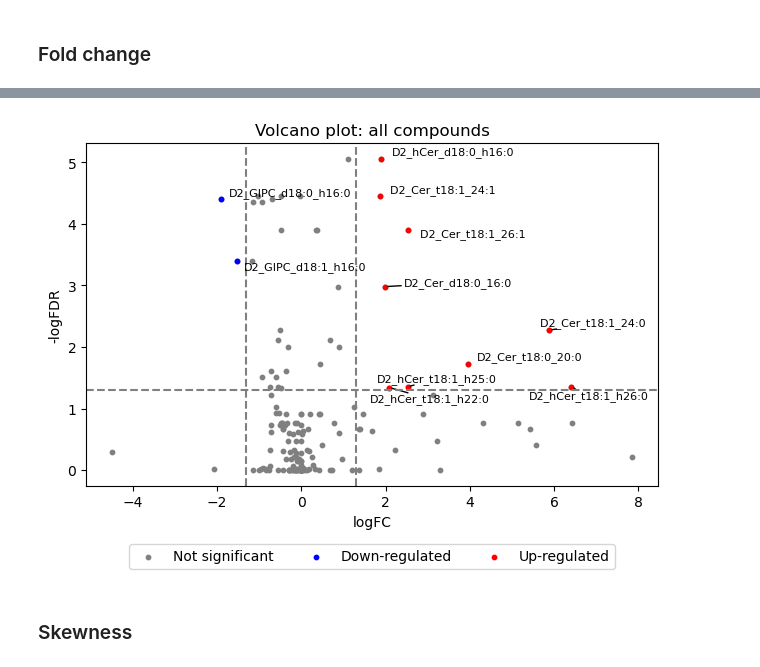
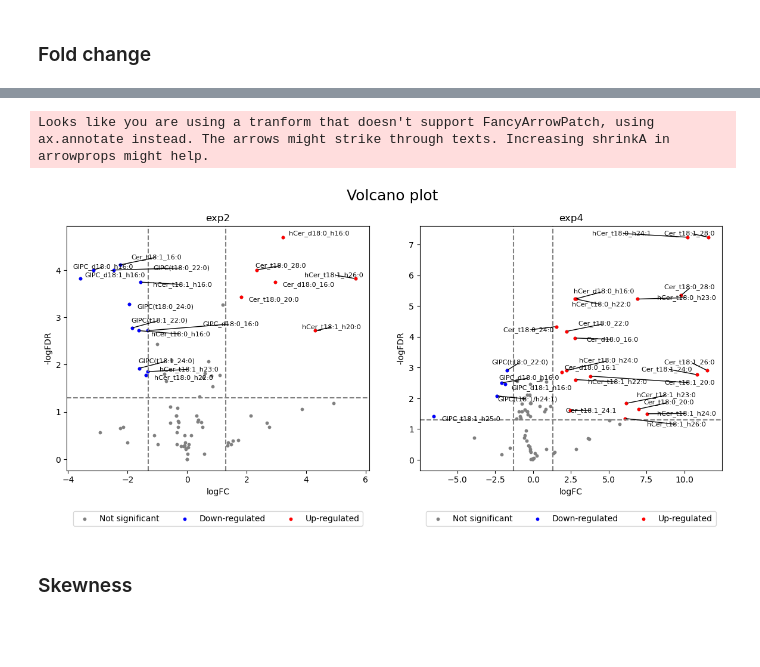
Before and after one commit to janniswi00/sphingo_modelling, a Jupyter notebook: code/analysis.ipynb, the cells around one changed output, grey strips where cells are left out. Cells and saved outputs as stored; diff of their text form; code cells hidden in the pictures; blank space fills up the shorter version.

Commit message:
foldchange for added values, volcano plots for exp2 and exp4

```diff
--- a/code/analysis.ipynb
+++ b/code/analysis.ipynb
@@ -275,8 +277,8 @@ axs[1, 1].axvline(0.95, linestyle="--", color="red")
 ### Fold change
 # %%
 ## fold change between 22deg and 37deg
-df["log2_fc"] = df["mean_37deg"] - df["mean_22deg"] # -> FC = 1 means under heat stress compound is twice as high
-df["log2_fc_l"] = df["mean_37deg_l"] - df["mean_22deg_l"]
+df["log2_fc_exp2"] = df["mean_sum_exp2_37deg"] - df["mean_sum_exp2_22deg"] # -> FC = 1 means under heat stress compound is twice as high
+df["log2_fc_exp4"] = df["mean_sum_exp4_37deg"] - df["mean_sum_exp4_22deg"]
 df
 # %% [output]
 |  | compound | exp2_22deg_1 | exp2_22deg_2 | exp2_22deg_3 | exp2_22deg_4 | exp2_37deg_1 | exp2_37deg_2 | ... |
@@ -295,43 +297,52 @@ df
 # %%
-# combine labeled and unlabeled compounds in one df
-fc_df = pd.concat([df["log2_fc"], df["log2_fc_l"]])
-p_df = pd.concat([df["p_val_adj"], df["p_val_l_adj"]])
-compounds_all = list(df["compound"].values) + list("D2_" + df["compound"].values)
-df_volcano = pd.concat([ fc_df, p_df], axis=1)
-df_volcano.columns = ["log2_fc", "p_val_adj"]
-df_volcano["compounds"] = compounds_all
-
 size = 10
-plt.scatter(x=df_volcano["log2_fc"], y=df_volcano["p_val_adj"].apply(lambda x:-np.log10(x)), s=size, label="Not significant", color="grey")
-
-# highlight down- or up- regulated metabolites
 signif = 0.05
 level = -np.log10(signif)
-down = df_volcano[(df_volcano["log2_fc"] <= level * -1) & (df_volcano["p_val_adj"] <= signif)]
-up = df_volcano[(df_volcano["log2_fc"] >= level) & (df_volcano["p_val_adj"] <= signif)]
-plt.scatter(x=down["log2_fc"], y=down["p_val_adj"].apply(lambda x:-np.log10(x)), s=size, label="Down-regulated", color="blue")
-plt.scatter(x=up["log2_fc"], y=up["p_val_adj"].apply(lambda x:-np.log10(x)), s=size, label="Up-regulated", color="red")
 
-# add texts
-texts=[]
-for i,r in up.iterrows():
-    texts.append(plt.text(x=r['log2_fc'],y=-np.log10(r['p_val_adj']),s=r["compounds"], fontsize=8))
+fig, axs = plt.subplots(1, 2, figsize=(12,6))
 
-for i,r in down.iterrows():
-    texts.append(plt.text(x=r['log2_fc'],y=-np.log10(r['p_val_adj']),s=r["compounds"], fontsize=8))
+for i, exp in enumerate(["exp2", "exp4"]):
+    df_volcano = df[["compound", f"log2_fc_{exp}", f"p_val_{exp}_adj"]]
+    df_volcano.columns = ["compounds", "log2_fc", "p_val_adj"]
 
-adjust_text(texts,arrowprops=dict(arrowstyle="-", color='black', lw=1))
+    axs[i].scatter(x=df_volcano["log2_fc"], y=df_volcano["p_val_adj"].apply(lambda x:-np.log10(x)), s=size, label="Not significant", color="grey")
 
-plt.title("Volcano plot: all compounds")
-plt.xlabel("logFC")
-plt.ylabel("-logFDR")
-plt.axvline(level*-1, color="grey", linestyle="--")
-plt.axvline(level, color="grey", linestyle="--")
-plt.axhline(level, color="grey", linestyle="--")
-plt.legend(bbox_to_anchor=(0.5, -0.15), ncol=3, loc="upper center")
+    # highlight down- or up- regulated metabolites
+    down = df_volcano[(df_volcano["log2_fc"] <= level * -1) & (df_volcano["p_val_adj"] <= signif)]
+    up = df_volcano[(df_volcano["log2_fc"] >= level) & (df_volcano["p_val_adj"] <= signif)]
+    axs[i].scatter(x=down["log2_fc"], y=down["p_val_adj"].apply(lambda x:-np.log10(x)), s=size, label="Down-regulated", color="blue")
+    axs[i].scatter(x=up["log2_fc"], y=up["p_val_adj"].apply(lambda x:-np.log10(x)), s=size, label="Up-regulated", color="red")
+
+
+    # add texts
+    texts=[]
+    for _,r in up.iterrows():
+        texts.append(axs[i].text(x=r['log2_fc'],y=-np.log10(r['p_val_adj']),s=r["compounds"], fontsize=8))
+
+    for _,r in down.iterrows():
+        texts.append(axs[i].text(x=r['log2_fc'],y=-np.log10(r['p_val_adj']),s=r["compounds"], fontsize=8))
+
+    adjust_text(texts, ax=axs[i], arrowprops=dict(arrowstyle="-", color='black', lw=1),
+                expand_points=(1.2,1.2),
+                expand_text=(1.2,1.2),
+                force_points=0.5,
+                force_text=0.5,
+                lim=100)
+
+    axs[i].set_title(f"{exp}")
+    axs[i].set_xlabel("logFC")
+    axs[i].set_ylabel("-logFDR")
+    axs[i].axvline(level*-1, color="grey", linestyle="--")
+    axs[i].axvline(level, color="grey", linestyle="--")
+    axs[i].axhline(level, color="grey", linestyle="--")
+    axs[i].legend(bbox_to_anchor=(0.5, -0.15), ncol=3, loc="upper center")
+
+
+plt.suptitle("Volcano plot", fontsize=18)
 plt.tight_layout()
 # %% [output]
+Looks like you are using a tranform that doesn't support FancyArrowPatch, using ax.annotate instead. The arrows might strike through texts. Increasing shrinkA in arrowprops might help.
-[figure, old version]
+[figure, new version]
 # %% [markdown]
 ### Skewness
 # %%
```
Also changed, not shown: parts of 2 cells of this notebook.
